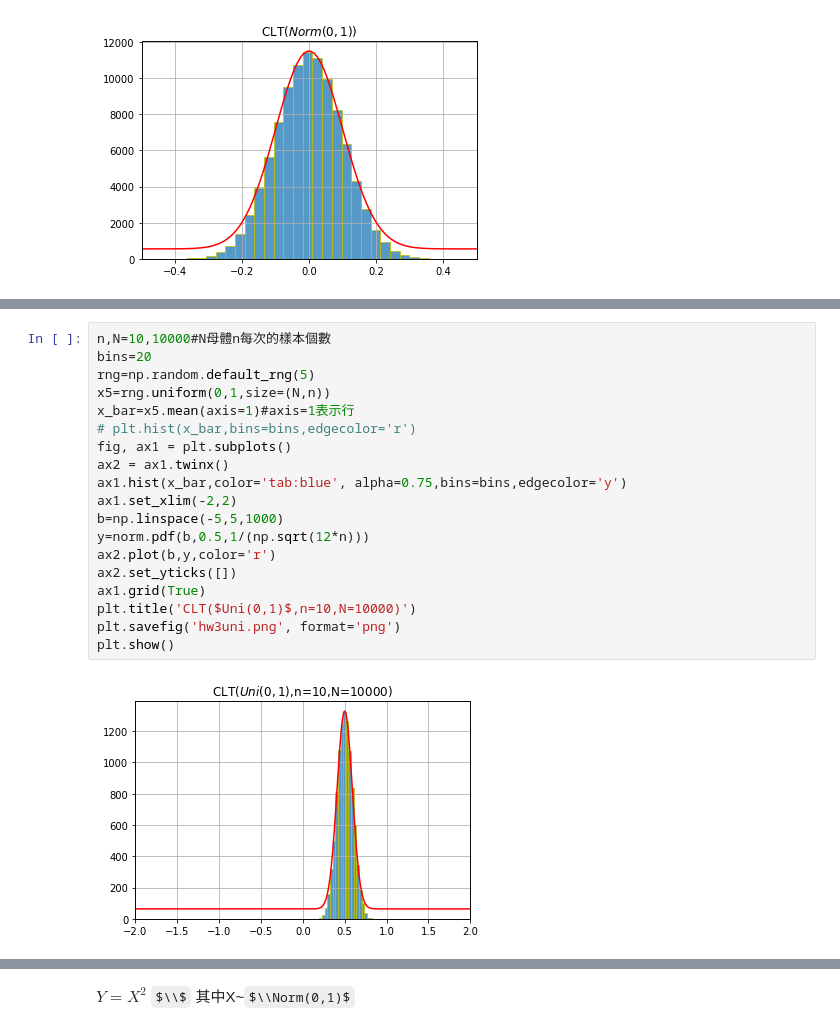
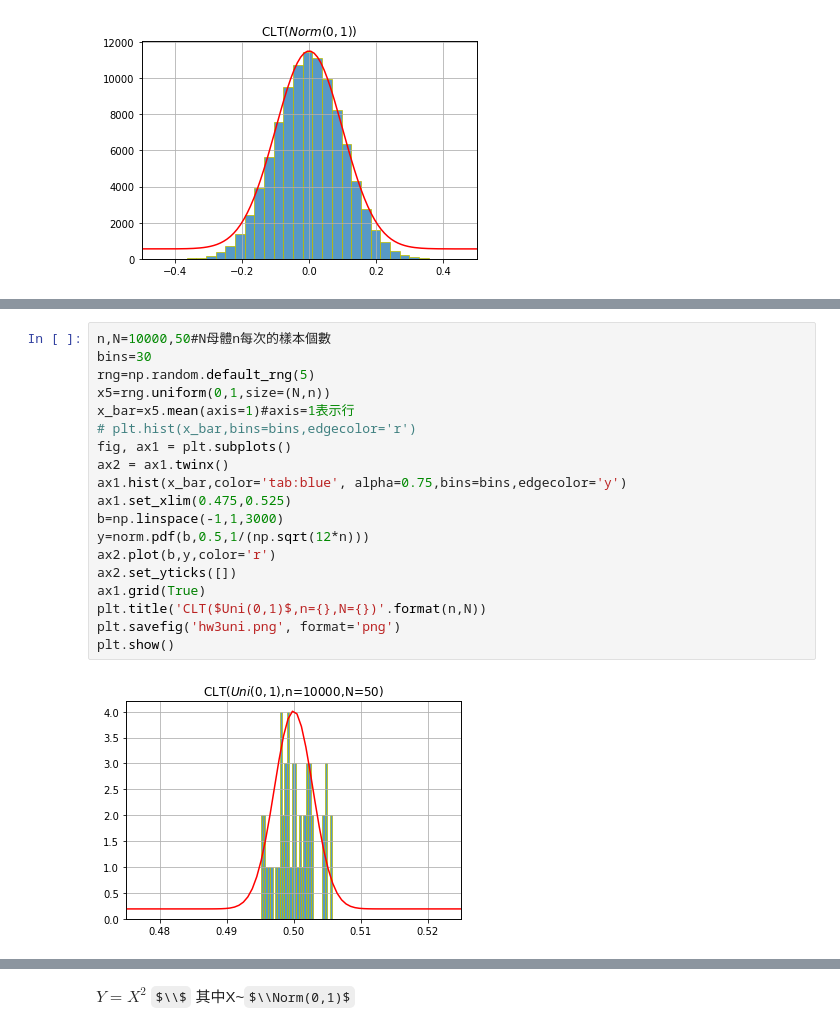
Before and after one commit to aceaceace123/Maching-Learning, a Jupyter notebook: hw3.ipynb, the cells around one changed output, grey strips where cells are left out. Drawn from its saved outputs; the diff is of its cells as text; some formulas as TeX source.

```diff
--- a/hw3.ipynb
+++ b/hw3.ipynb
@@ -326,22 +326,22 @@ NameError: name 'np' is not defined
 # %%
-n,N=10,10000#N母體n每次的樣本個數
-bins=20
+n,N=10000,50#N母體n每次的樣本個數
+bins=30
 rng=np.random.default_rng(5)
 x5=rng.uniform(0,1,size=(N,n))
 x_bar=x5.mean(axis=1)#axis=1表示行
 # plt.hist(x_bar,bins=bins,edgecolor='r')
 fig, ax1 = plt.subplots()
 ax2 = ax1.twinx()
 ax1.hist(x_bar,color='tab:blue', alpha=0.75,bins=bins,edgecolor='y')
-ax1.set_xlim(-2,2)
-b=np.linspace(-5,5,1000)
+ax1.set_xlim(0.475,0.525)
+b=np.linspace(-1,1,3000)
 y=norm.pdf(b,0.5,1/(np.sqrt(12*n)))
 ax2.plot(b,y,color='r')
 ax2.set_yticks([])
 ax1.grid(True)
-plt.title('CLT($Uni(0,1)$,n=10,N=10000)')
+plt.title('CLT($Uni(0,1)$,n={},N={})'.format(n,N))
 plt.savefig('hw3uni.png', format='png')
 plt.show()
 # %% [output]
-[figure, old version]
+[figure, new version]
 # %%
```
Also changed, not shown: parts of 7 cells of this notebook, 8 other files.
